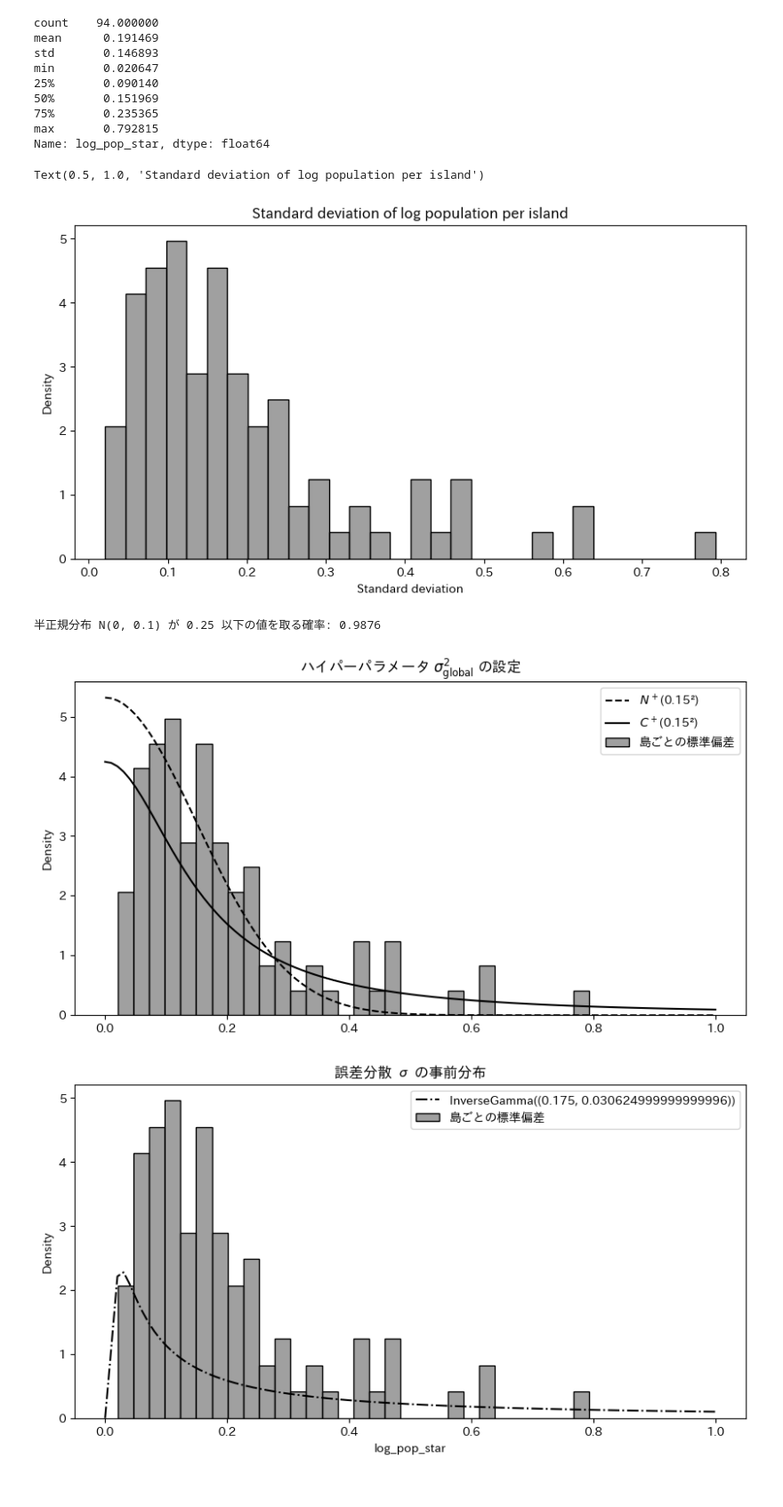
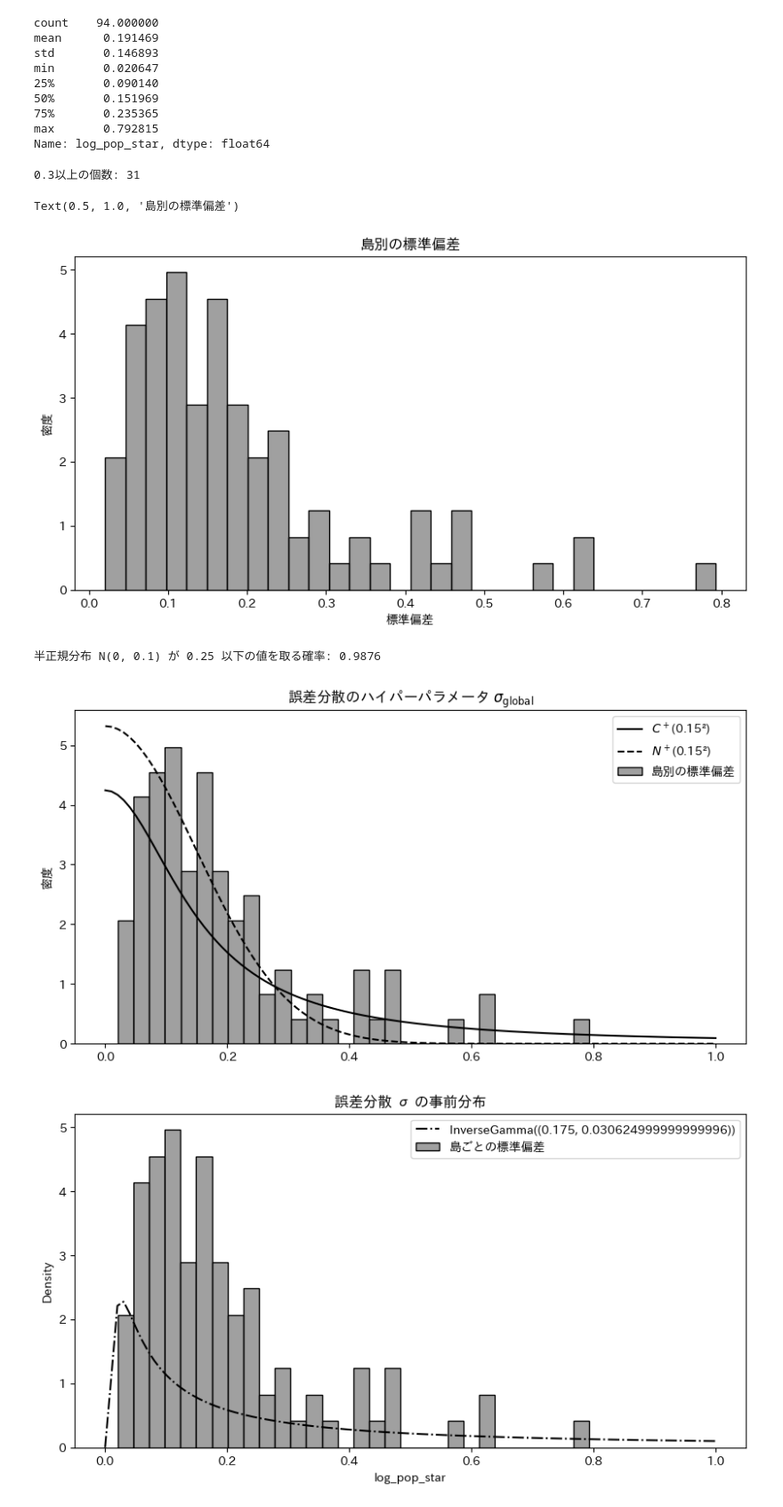
Before and after one commit to Keisei-Akiya/bridge-straw-effects, a Jupyter notebook: src/visualization/distribution/decide_prior.ipynb, the cells around one changed output. Shown at 89% size. Saved outputs shown, nothing was run; the diff lists cells and outputs as text; code cells hidden in the pictures.

```diff
--- a/src/visualization/distribution/decide_prior.ipynb
+++ b/src/visualization/distribution/decide_prior.ipynb
@@ -7,6 +7,8 @@ import matplotlib.pyplot as plt
 import japanize_matplotlib
 import seaborn as sns
 from scipy import stats
+
+figsize = (10, 5)
 # %%
 filepath = '../../../data/processed/df_filtered.xlsx'
 df = pd.read_excel(filepath)
@@ -176,14 +188,20 @@ min       0.020647
 75%       0.235365
 max       0.792815
 Name: log_pop_star, dtype: float64
+# %%
+count_above_02 = (y_std_i >= 0.2).sum()
+print(f'0.3以上の個数: {count_above_02}')
+# %% [output]
+0.3以上の個数: 31
 # %%
-fig, ax = plt.subplots(1, 1, figsize=(10, 5))
+fig, ax = plt.subplots(1, 1, figsize=figsize)
 sns.histplot(y_std_i, bins=30, ax=ax, color='gray', stat='density')
-ax.set_xlabel('Standard deviation')
-ax.set_title('Standard deviation of log population per island')
+ax.set_xlabel('標準偏差')
+ax.set_ylabel('密度')
+ax.set_title('島別の標準偏差')
 # %% [output]
-Text(0.5, 1.0, 'Standard deviation of log population per island')
+Text(0.5, 1.0, '島別の標準偏差')
-[figure, old version]
+[figure, new version]
 # %%
 # パラメータ
 sigma = 0.1
@@ -211,17 +229,18 @@ alpha = 2.25
 beta = 0.2
 inverse_gamma_pdf = stats.invgamma.pdf(x, a=alpha, scale=beta)
 
-fig, ax = plt.subplots(figsize=(10, 5))
-sns.histplot(y_std_i, bins=30, ax=ax, color='gray', stat='density', label='島ごとの標準偏差')
+fig, ax = plt.subplots(figsize=figsize)
+sns.histplot(y_std_i, bins=30, ax=ax, color='gray', stat='density', label='島別の標準偏差')
+ax.plot(x, half_cauchy_pdf, label=f'$C^+$({sigma}²)', color='black', linestyle='-')
 ax.plot(x, half_normal_pdf, label=f'$N^+$({sigma}²)', color='black', linestyle='--')
-ax.plot(x, half_cauchy_pdf, label=f'$C^+$({sigma}²)', color='black', linestyle='-')
 # ax.plot(x, inverse_gamma_pdf, label=f'InverseGamma({alpha, beta})', color='black', linestyle='-.')
-ax.set_title('ハイパーパラメータ $\sigma^2_{\\text{global}}$ の設定')
+ax.set_title('誤差分散のハイパーパラメータ $\sigma_{\\text{global}}$')
+ax.set_ylabel('密度')
 ax.set_xlabel('')
 ax.legend()
 plt.show()
 # %% [output]
-[figure, old version]
+[figure, new version]
 # %%
 x = np.linspace(0, 1, 100)
 
```
Also changed, not shown: parts of 20 cells of this notebook, 13 other files.
